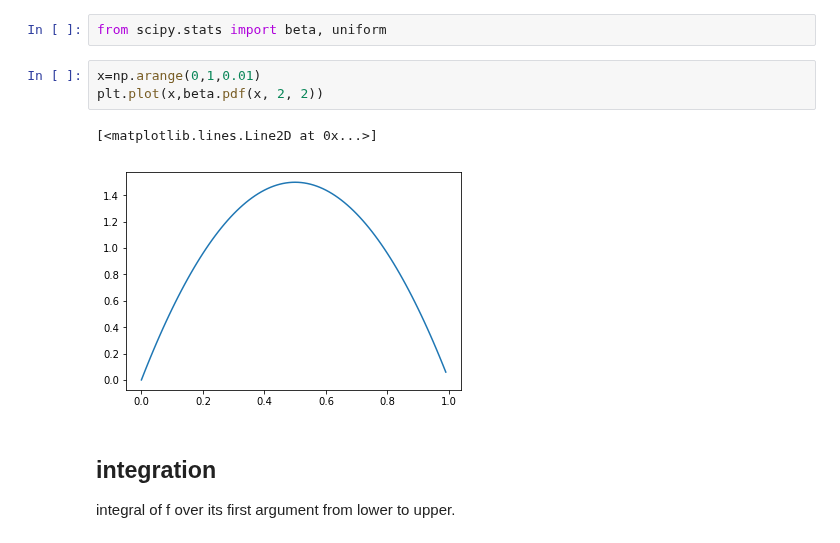
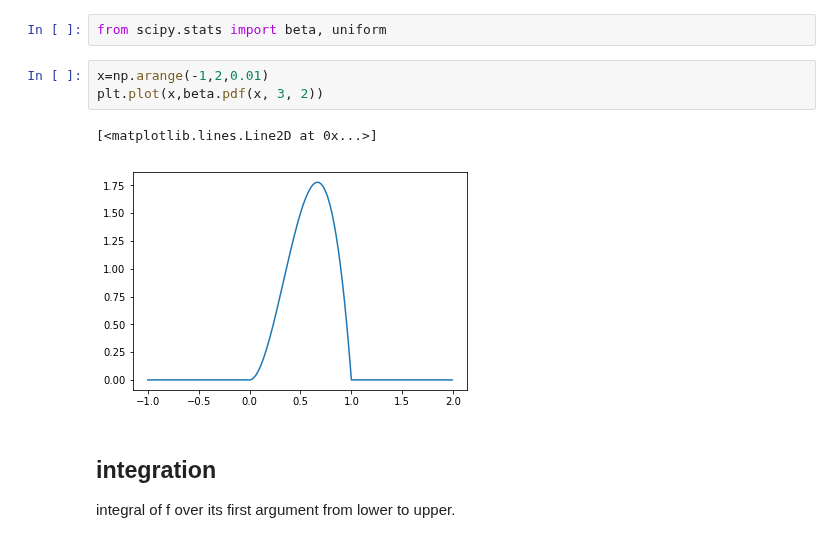
Before and after one commit to bombrun/GaiaLab, a Jupyter notebook: 3D distance and tangential velocity inference.ipynb, the cells around one changed output. Saved outputs shown, nothing was run; the diff lists cells and outputs as text.

```diff
--- a/3D distance and tangential velocity inference.ipynb
+++ b/3D distance and tangential velocity inference.ipynb
@@ -145,11 +150,11 @@ array([[ 1.        , -0.42049834, -0.0333318 ],
 # %%
 from scipy.stats import beta, uniform
 # %%
-x=np.arange(0,1,0.01)
-plt.plot(x,beta.pdf(x, 2, 2))
+x=np.arange(-1,2,0.01)
+plt.plot(x,beta.pdf(x, 3, 2))
 # %% [output]
 [<matplotlib.lines.Line2D at 0x...>]
-[figure, old version]
+[figure, new version]
 # %% [markdown]
 ## integration
 integral of f over its first argument from lower to upper.
```
Also changed, not shown: parts of 72 cells of this notebook, 1 other file.
